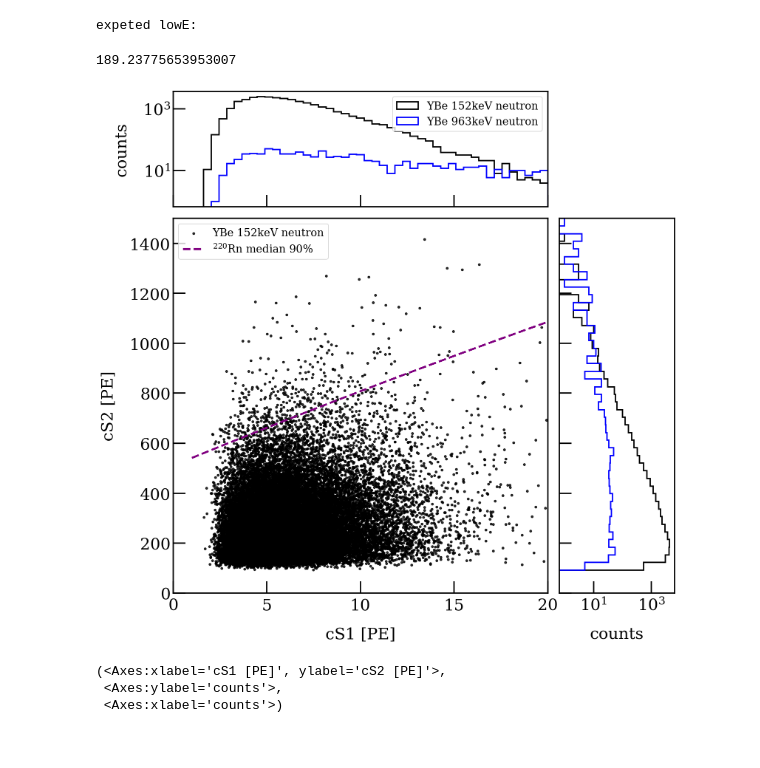
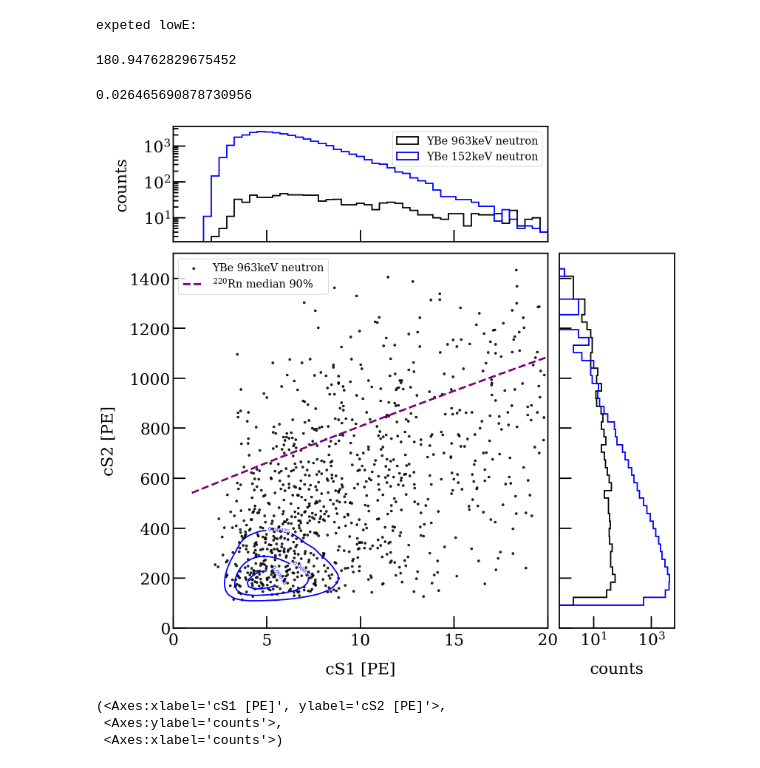
Before and after one commit to boblsc/YBe, a Jupyter notebook: highE_valid.ipynb, the cells around one changed output. Saved outputs shown, nothing was run; the diff lists cells and outputs as text; code cells hidden in the pictures.

```diff
--- a/highE_valid.ipynb
+++ b/highE_valid.ipynb
@@ -82,7 +83,7 @@ sim_highE=pd.read_csv("/project2/lgrandi/scli/data/ybeneu_high_event_info.csv")
 def get_entry(df):
     return int((max(df.time)-min(df.time))/1e9)
 # %%
-mode='3-fold'
+# mode='3-fold'
 # %%
 #quality cuts 3fold
 if mode=='3-fold':
@@ -115,0 +152,32 @@ sim = wire_cut(sim)
+# %%
+import numpy as np
+import matplotlib.pyplot as plt
+
+bins = 50
+plt.figure()
+xlim=[0,5000]
+ylim=[-160,0]
+r1 = df1['x']**2 + df1['y']**2
+hist1, xedges, yedges = np.histogram2d(r1, df1['z'], bins=bins, range=[xlim,ylim])
+r2 = df2['x']**2 + df2['y']**2
+hist2, _, _ = np.histogram2d(r2, df2['z'], bins=bins, range=[xlim,ylim])
+
+norm_hist1 = hist1 / np.sum(hist1)
+norm_hist2 = hist2 / np.sum(hist2)
+
+diff_hist = norm_hist1 - norm_hist2
+
+plt.hlines([-height], xmin=xlim[0], xmax=xlim[1], color='black')
+plt.vlines([max_radius**2], ymin=ylim[0], ymax=ylim[1], color='black',linestyle='--')
+plt.vlines([radius**2], ymin=ylim[0], ymax=ylim[1], color='black')
+plt.hlines([max_z,min_z], xmin=xlim[0], xmax=xlim[1], color='k', label='FV',linestyle='--')
+
+extent = [0, 5000, -160, 0]
+cmap = plt.cm.bwr
+max_val = np.max(np.abs(diff_hist))
+plt.imshow(diff_hist.T, extent=extent, origin='lower', cmap=cmap, vmin=-max_val, vmax=max_val, aspect='auto')
+plt.colorbar()
+plt.title('HighE-LowE')
+plt.xlabel('r$^2$ [cm$^2$]')
+plt.ylabel('z [cm]')
+plt.show()
@@ -151,9 +226,13 @@ events number from data:
 # %%
 print('expeted lowE:')
-sim_s*len(cut_cs1cs2(sim,cs1=[2.5,20],cs2=[200,600]))
+sim_s*len(cut_cs1cs2(sim,cs1=[2,10],cs2=[200,1000]))
 # %% [output]
 expeted lowE:
-189.23775653953007
+180.94762829675452
+# %%
+len(cut_cs1cs2(sim_high,cs1=[2,10],cs2=[200,1000]))*br/len(cut_cs1cs2(sim,cs1=[2,10],cs2=[200,1000]))
+# %% [output]
+0.026465690878730956
 # %%
 import GOFevaluation as ge
 data_sample=cut_cs1cs2(data_cuts,cs1=[2.5,20],cs2=[200,600])
@@ -167,7 +342,9 @@ sim_high_scale=get_random(sim_high,int(len(sim_high)*br))
 # %%
-plot_cs1cs2(sim,df_sim=sim_high_scale,data_label=f'YBe 152keV neutron',sim_label=f'YBe 963keV neutron')
+plot_cs1cs2_new(sim_high_scale,df_sim=sim,\
+                data_label=f'YBe 963keV neutron',plot_sim='contour',\
+                sim_label=f'YBe 152keV neutron')
 # %% [output]
-[figure, old version]
+[figure, new version]
 (<Axes:xlabel='cS1 [PE]', ylabel='cS2 [PE]'>,
  <Axes:ylabel='counts'>,
  <Axes:xlabel='counts'>)
```
Also changed, not shown: parts of 31 cells of this notebook.
